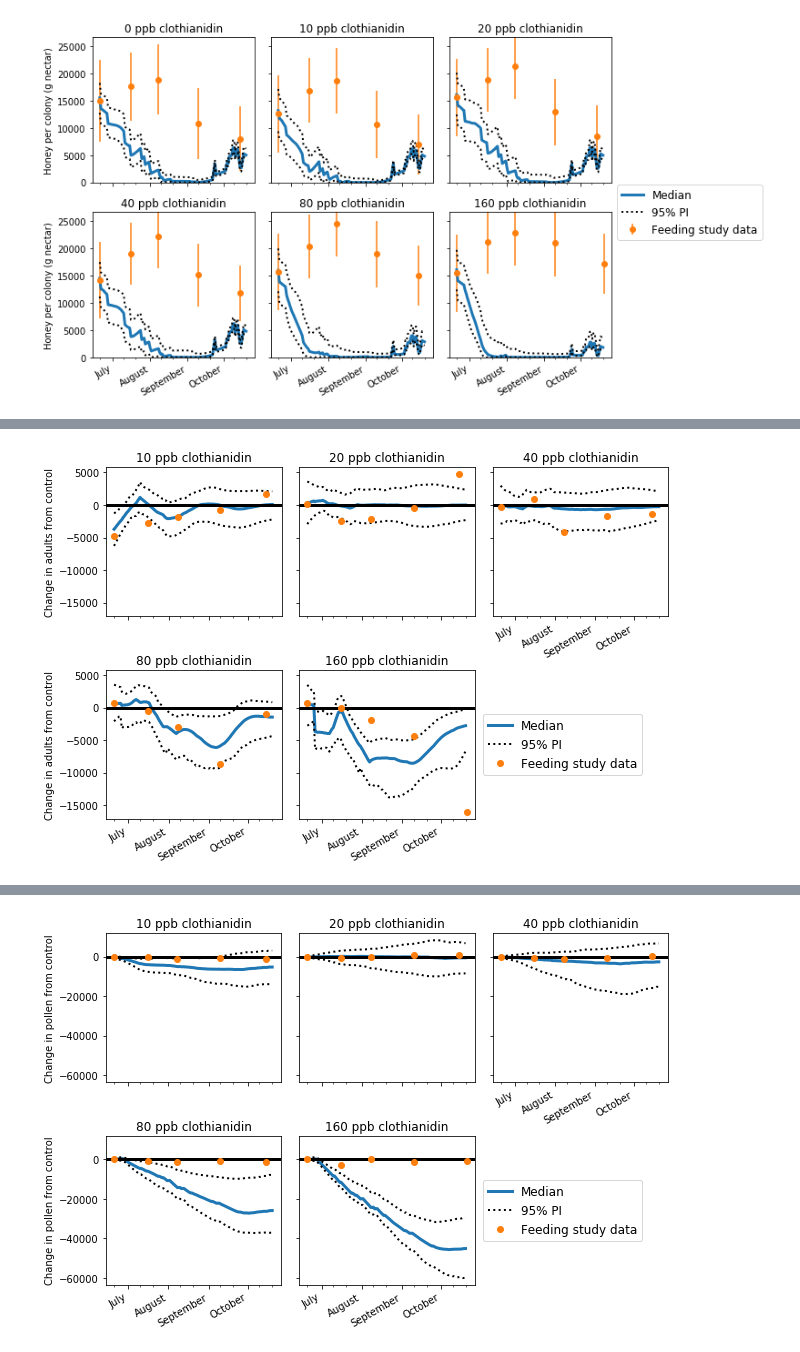
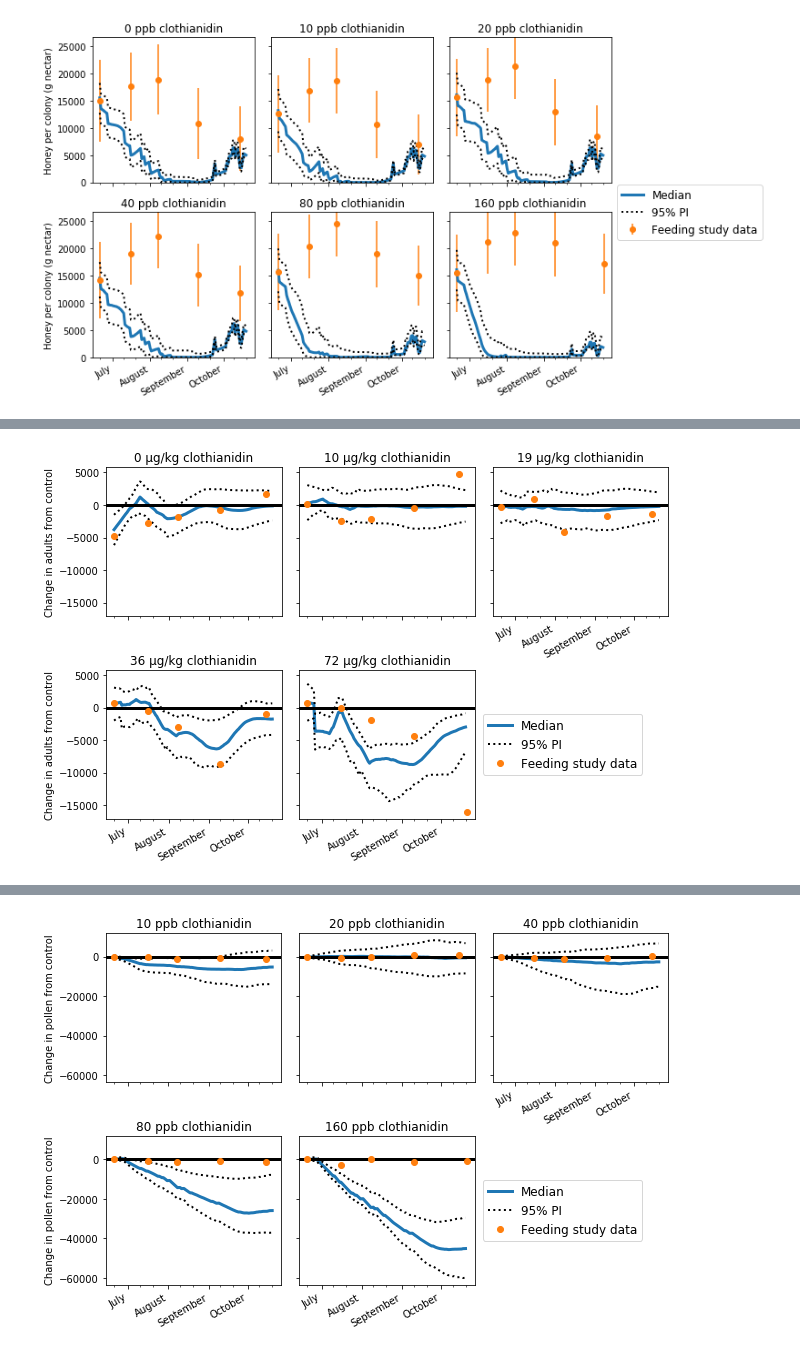
Before and after one commit to JeffreyMinucci/bee_neonic_abc, a Jupyter notebook: results_and_visuals.ipynb, the cells around one changed output, grey strips where cells are left out. Saved outputs shown, nothing was run; the diff lists cells and outputs as text; code cells hidden in the pictures.

```diff
--- a/results_and_visuals.ipynb
+++ b/results_and_visuals.ipynb
@@ -829,5 +673,5 @@ array([ 2941.4       ,  2856.06666667,  3644.12083333,  4434.75416667,
 # %%
-def plot_trt_contrasts(response, df_in, field_data, pi=True, pi_level=95, save=False,  fig_form = 'pdf'):
+def plot_trt_contrasts(response, df_in, field_data, pi=True, pi_level=95, save=False, transparent=False, fig_form = 'pdf'):
     df = df_in.copy()  # trt x days x sample x response
     initial_df = pd.read_csv('data/initial_conditions.csv', index_col=0)
     initial_df.loc[:,"pollen_mean"] =  initial_df.loc[:,"pollen_mean"].copy() * 0.425
@@ -850,6 +694,7 @@ def plot_trt_contrasts(response, df_in, field_data, pi=True, pi_level=95, save=F
     DATES_STR = ['07/16/2014', '08/08/2014','09/10/2014', '10/15/2014']
     DATES_STR_HIGH = ['07/16/2014', '08/08/2014','09/10/2014', '10/21/2014'] #high had a late CCA7
     trts = ["10", "20", "40", "80", "160"]
+    trt_labels = ["0", "10", "19", "36", "72", "140"]
     start = datetime.datetime.strptime('06/20/2014', "%m/%d/%Y")
     end = datetime.datetime.strptime('10/21/2014', "%m/%d/%Y")
     date_range = [(start + datetime.timedelta(days=x)) for x in range(0, (end - start).days)]
@@ -869,7 +714,7 @@ def plot_trt_contrasts(response, df_in, field_data, pi=True, pi_level=95, save=F
         empirical_pops = np.append(initial_df_delta.loc[int(trt),response.lower()+"_mean"],
                                    (field_data["mean"][i+1,:,resp_index] - field_data["mean"][i,:,resp_index]))
         axs[i].plot([start]+field_dates, empirical_pops, 'o',color = 'tab:orange', label = "Feeding study data")
-        axs[i].set_title(trt+" ppb clothianidin")
+        axs[i].set_title(trt_labels[i]+" \u03BCg/kg clothianidin")
         axs[i].xaxis.set_major_locator(months)
         axs[i].xaxis.set_major_formatter(monthsFmt)
         axs[i].xaxis.set_minor_locator(days)
@@ -880,15 +725,19 @@ def plot_trt_contrasts(response, df_in, field_data, pi=True, pi_level=95, save=F
     plt.setp(axs[2].get_xticklabels(),visible=True, color='black', rotation=30, ha='right')  # format labels for far r plot
     fig.tight_layout()
     lgd = plt.legend(handles,labels, loc='center', bbox_to_anchor=(1.5, 0.5), prop={'size': 12})
+    t_label = ""
+    if transparent:
+        fig.patch.set_alpha(0.0)
+        t_label = "_transparent"
     if save:
-        plt.savefig('figures/posterior_predictions/bee_population/{}_contrast.{}'.format(response, fig_form),
+        plt.savefig('figures/posterior_predictions/bee_population/{}_contrast{}.{}'.format(response, t_label, fig_form,),
                     bbox_extra_artists=(lgd,), bbox_inches='tight', dpi=100)
     plt.show()
 # %%
 field_data = convert_data_dict(study_data_all)
-plot_trt_contrasts('Adults', predictions, field_data, save = True, fig_form='png')
+plot_trt_contrasts('Adults', predictions, field_data, save=True, transparent=False, fig_form='png')
 # %% [output]
-[figure, old version]
+[figure, new version]
 # %%
 plot_trt_contrasts('Pupae', predictions, field_data, save = True, fig_form='png')
 # %% [output]
```
Also changed, not shown: parts of 36 cells of this notebook, 26 other files.
